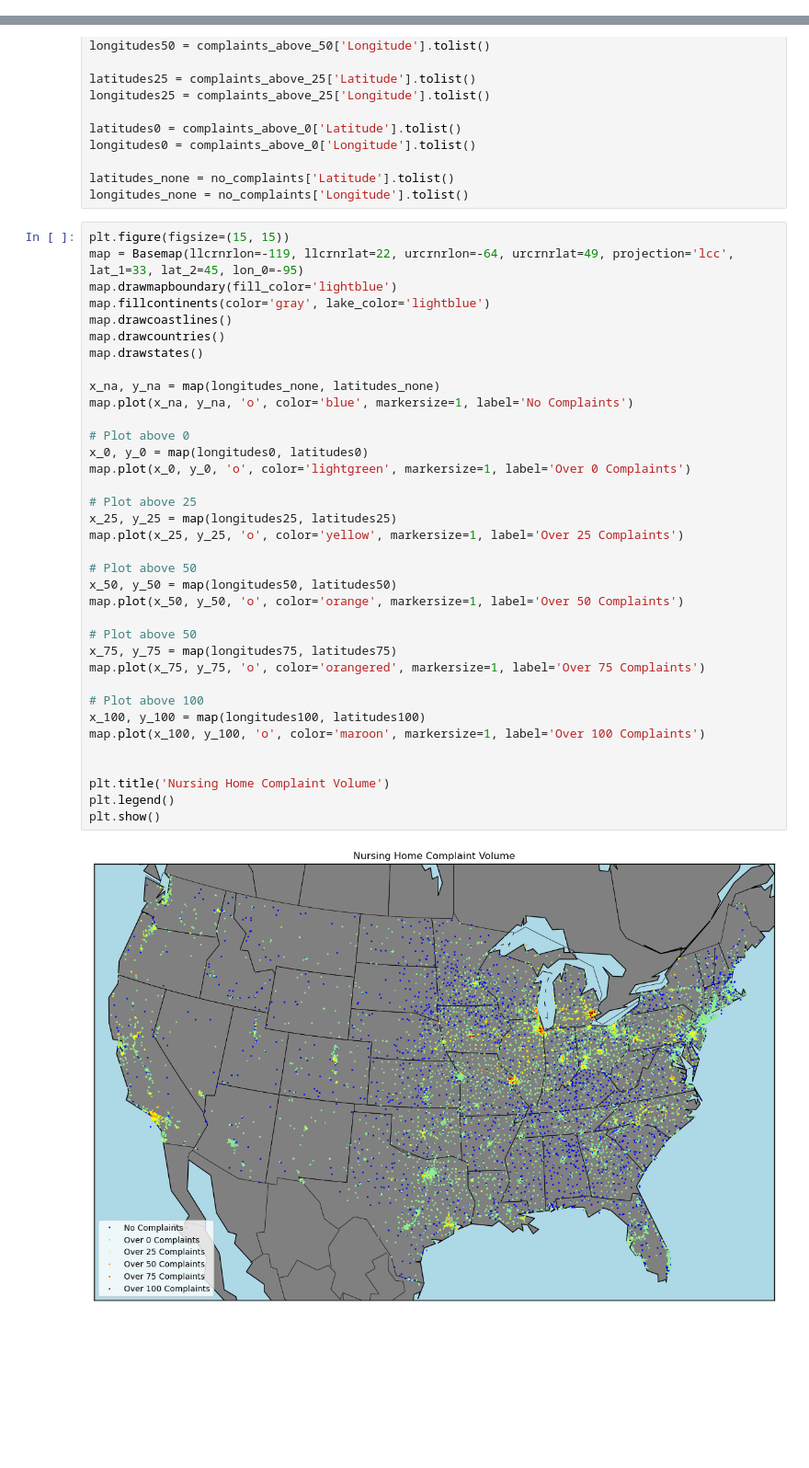
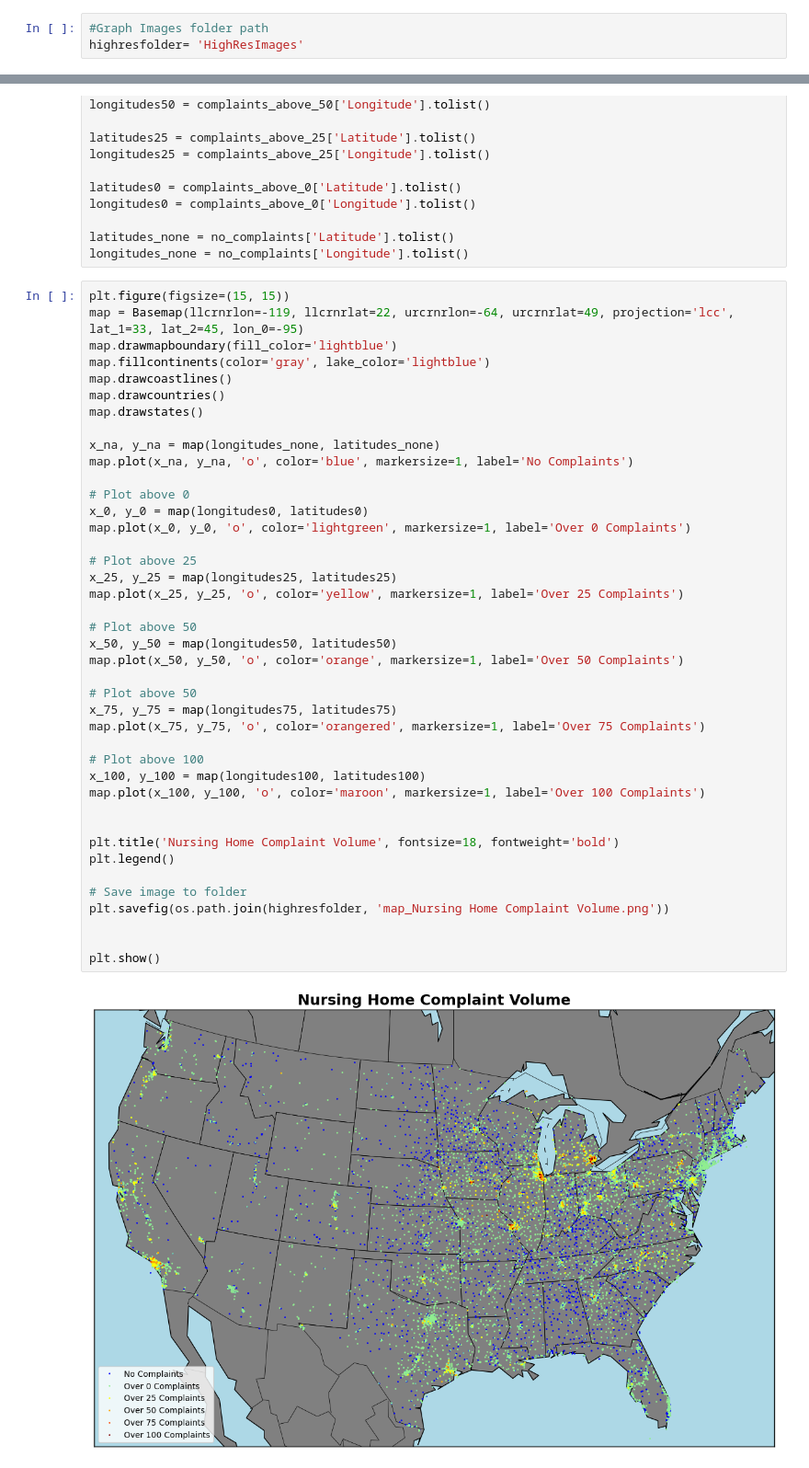
Before and after one commit to mcscodes/Project-1-Data-Visualization, a Jupyter notebook: NursingHomeDataVisualization.ipynb, the cells around one changed output, grey strips where cells are left out. Shown at 92% size. Cells and saved outputs as stored; diff of their text form; blank space fills up the shorter version.

```diff
--- a/NursingHomeDataVisualization.ipynb
+++ b/NursingHomeDataVisualization.ipynb
@@ -27,6 +28,9 @@ from mpl_toolkits.basemap import Basemap
 
 # Idea to generate a random SNF to compare it to others in the category.
 import random
+# %%
+#Graph Images folder path
+highresfolder= 'HighResImages'
 # %%
 url="https://data.cms.gov/provider-data/api/1/metastore/schemas/dataset/items/4pq5-n9py?show-reference-ids=false"
 # %%
@@ -1120,32 +1201,37 @@ map.drawcoastlines()
 map.drawcountries()
 map.drawstates()
 
 x_na, y_na = map(longitudes_none, latitudes_none)
 map.plot(x_na, y_na, 'o', color='blue', markersize=1, label='No Complaints')
 
 # Plot above 0
 x_0, y_0 = map(longitudes0, latitudes0)
 map.plot(x_0, y_0, 'o', color='lightgreen', markersize=1, label='Over 0 Complaints')
 
 # Plot above 25
 x_25, y_25 = map(longitudes25, latitudes25)
 map.plot(x_25, y_25, 'o', color='yellow', markersize=1, label='Over 25 Complaints')
 
 # Plot above 50
 x_50, y_50 = map(longitudes50, latitudes50)
 map.plot(x_50, y_50, 'o', color='orange', markersize=1, label='Over 50 Complaints')
 
 # Plot above 50
 x_75, y_75 = map(longitudes75, latitudes75)
 map.plot(x_75, y_75, 'o', color='orangered', markersize=1, label='Over 75 Complaints')
 
 # Plot above 100
 x_100, y_100 = map(longitudes100, latitudes100)
 map.plot(x_100, y_100, 'o', color='maroon', markersize=1, label='Over 100 Complaints')
 
 
-plt.title('Nursing Home Complaint Volume')
+plt.title('Nursing Home Complaint Volume', fontsize=18, fontweight='bold')
 plt.legend()
+
+# Save image to folder
+plt.savefig(os.path.join(highresfolder, 'map_Nursing Home Complaint Volume.png'))
+
+
 plt.show()
 # %% [output]
-[figure, old version]
+[figure, new version]
```
Also changed, not shown: parts of 28 cells of this notebook, 21 other files.
